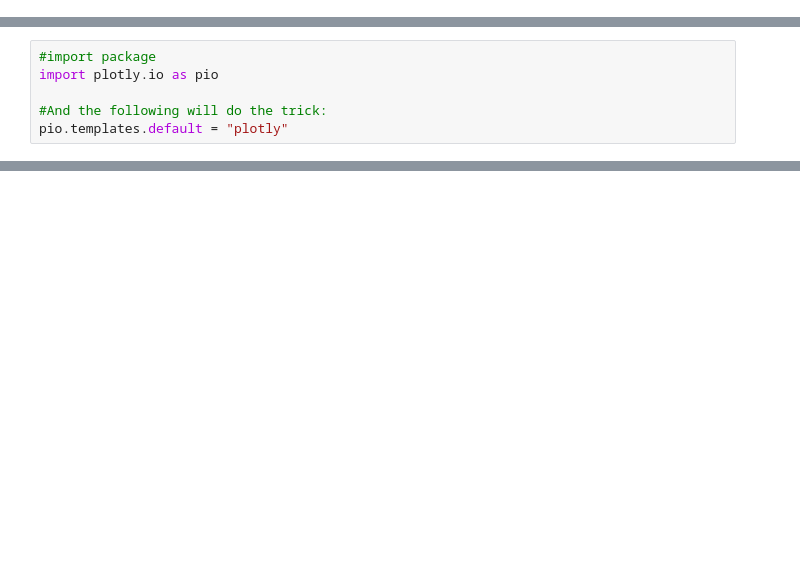
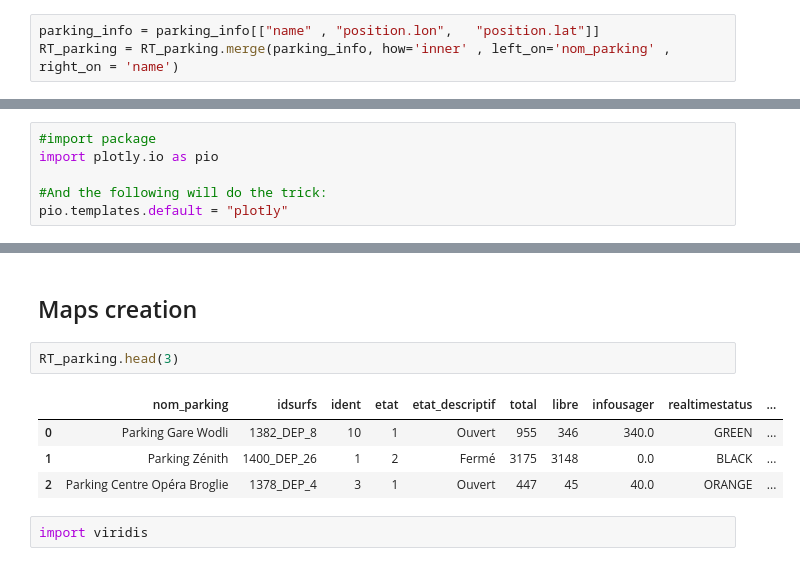
Before and after one commit to morgancab/Dashboard_strasbourg_parking, a Jupyter notebook: APi_parking_rouen.ipynb, the cells around one changed output, grey strips where cells are left out. Cells and saved outputs as stored; diff of their text form; blank space fills up the shorter version.

```diff
--- a/APi_parking_rouen.ipynb
+++ b/APi_parking_rouen.ipynb
@@ -49,0 +49,3 @@ RT_parking.head(3)
+# %%
+parking_info = parking_info[["name" , "position.lon",	"position.lat"]]
+RT_parking = RT_parking.merge(parking_info, how='inner' , left_on='nom_parking' , right_on = 'name')
@@ -61,0 +96,11 @@ When grouping with a length-1 list-like, you will need to pass a length-1 tuple
+# %% [markdown]
+## Maps creation
+# %%
+RT_parking.head(3)
+# %% [output]
+|  | nom_parking | idsurfs | ident | etat | etat_descriptif | total | libre | infousager | realtimestatus | ... |
+| 0 | Parking Gare Wodli | 1382_DEP_8 | 10 | 1 | Ouvert | 955 | 346 | 340.0 | GREEN | ... |
+| 1 | Parking Zénith | 1400_DEP_26 | 1 | 2 | Fermé | 3175 | 3148 | 0.0 | BLACK | ... |
+| 2 | Parking Centre Opéra Broglie | 1378_DEP_4 | 3 | 1 | Ouvert | 447 | 45 | 40.0 | ORANGE | ... |
+# %%
+import viridis
```
Also changed, not shown: parts of 12 cells of this notebook, 5 other files.
